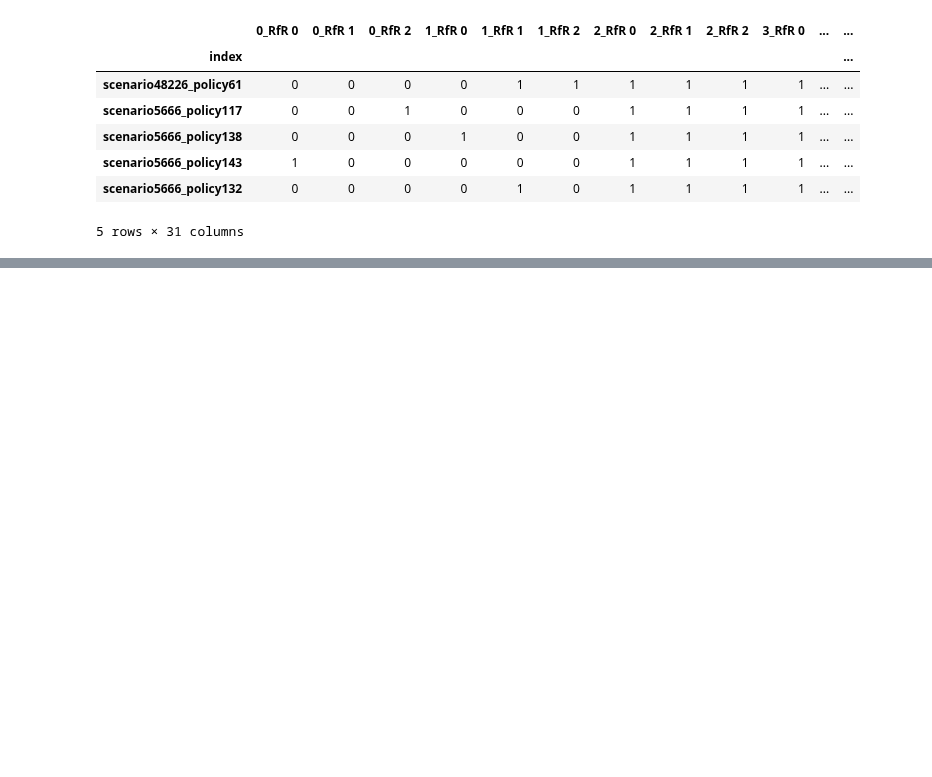
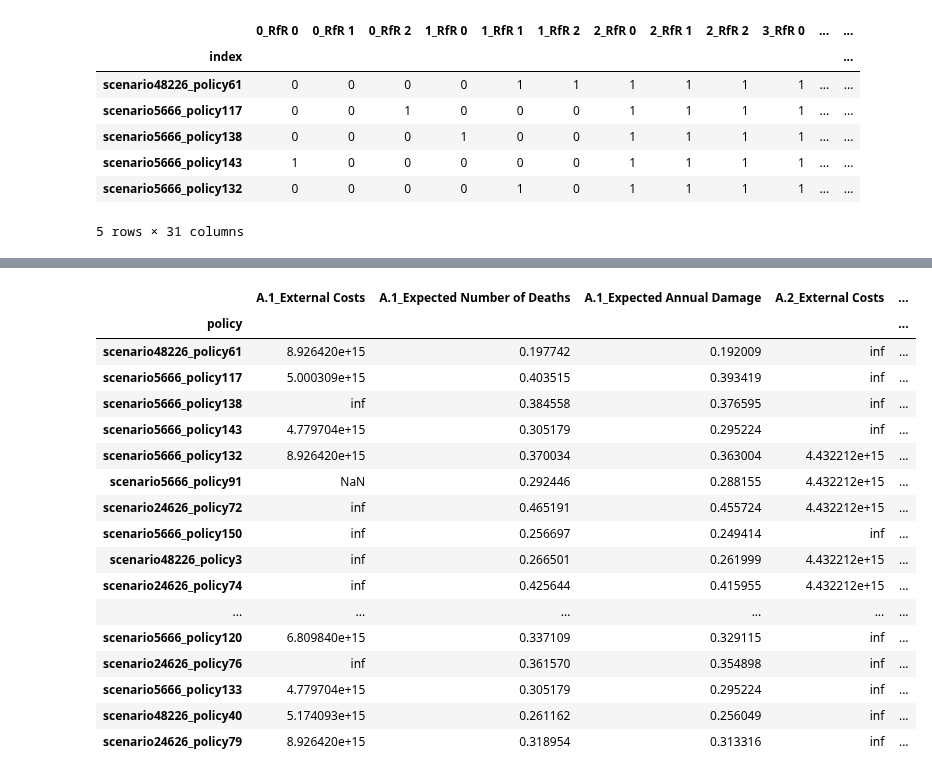
Before and after one commit to pherfkens/PROJECT_MBDM_GROUP1, a Jupyter notebook: final assignment/robustness_testing.ipynb, the cells around one changed output, grey strips where cells are left out. Drawn from its saved outputs; the diff is of its cells as text; code cells hidden in the pictures; blank space fills up the shorter version.

```diff
--- a/final assignment/robustness_testing.ipynb
+++ b/final assignment/robustness_testing.ipynb
@@ -72,0 +105,52 @@ KeyboardInterrupt:
+# %%
+# Initialize an empty list to store all SNR scores
+snr_scores = []
+
+# Iterate over each policy in the experiments DataFrame
+for policy in experiments['policy'].unique():
+    # Initialize a dictionary to store SNR scores for the current policy
+    scores = {'policy': policy}
+
+    # Filter experiments DataFrame to get rows where 'policy' matches the current policy
+    logical = experiments['policy'] == policy
+
+    # Iterate over each outcome in the model.outcomes list (replace with your actual outcomes)
+    for outcome in model.outcomes:
+        # Extract values from the experiments DataFrame where the logical condition is True
+        value = outcomes[outcome.name][logical]
+
+        # Calculate the signal-to-noise ratio (SNR) for the extracted values
+        sn_ratio = calculate_snr(value, outcome.kind)
+
+        # Store the SNR score in the scores dictionary with outcome name as key
+        scores[outcome.name] = sn_ratio
+
+    # Append the scores dictionary to the snr_scores list
+    snr_scores.append(scores)
+
+# Convert the list of dictionaries to a DataFrame
+snr_scores_df = pd.DataFrame(snr_scores)
+
+# Set policy column as
+snr_scores_df.set_index('policy', inplace=True)
+# %%
+snr_scores_df
+# %% [output]
+|  | A.1_External Costs | A.1_Expected Number of Deaths | A.1_Expected Annual Damage | A.2_External Costs | ... |
+| policy |  |  |  |  | ... |
+| scenario48226_policy61 | 8.926420e+15 | 0.197742 | 0.192009 | inf | ... |
+| scenario5666_policy117 | 5.000309e+15 | 0.403515 | 0.393419 | inf | ... |
+| scenario5666_policy138 | inf | 0.384558 | 0.376595 | inf | ... |
+| scenario5666_policy143 | 4.779704e+15 | 0.305179 | 0.295224 | inf | ... |
+| scenario5666_policy132 | 8.926420e+15 | 0.370034 | 0.363004 | 4.432212e+15 | ... |
+| scenario5666_policy91 | NaN | 0.292446 | 0.288155 | 4.432212e+15 | ... |
+| scenario24626_policy72 | inf | 0.465191 | 0.455724 | 4.432212e+15 | ... |
+| scenario5666_policy150 | inf | 0.256697 | 0.249414 | inf | ... |
+| scenario48226_policy3 | inf | 0.266501 | 0.261999 | 4.432212e+15 | ... |
+| scenario24626_policy74 | inf | 0.425644 | 0.415955 | 4.432212e+15 | ... |
+| ... | ... | ... | ... | ... | ... |
+| scenario5666_policy120 | 6.809840e+15 | 0.337109 | 0.329115 | inf | ... |
+| scenario24626_policy76 | inf | 0.361570 | 0.354898 | inf | ... |
+| scenario5666_policy133 | 4.779704e+15 | 0.305179 | 0.295224 | inf | ... |
+| scenario48226_policy40 | 5.174093e+15 | 0.261162 | 0.256049 | inf | ... |
+| scenario24626_policy79 | 8.926420e+15 | 0.318954 | 0.313316 | inf | ... |
```
Also changed, not shown: parts of 11 cells of this notebook, 3 other files.
